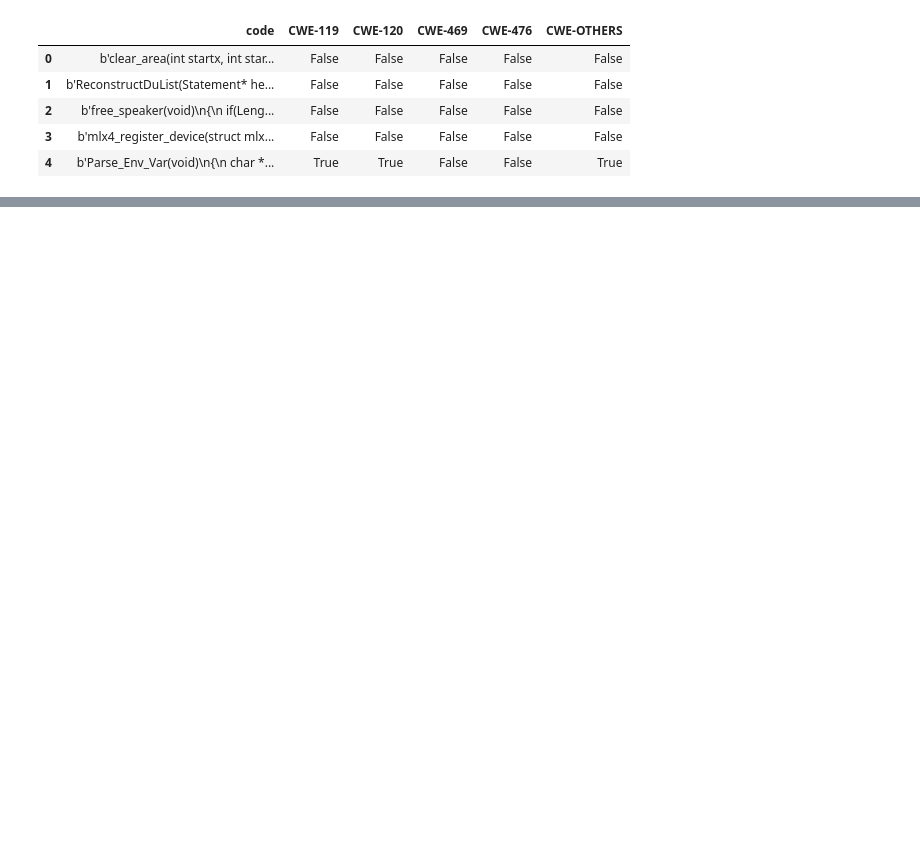
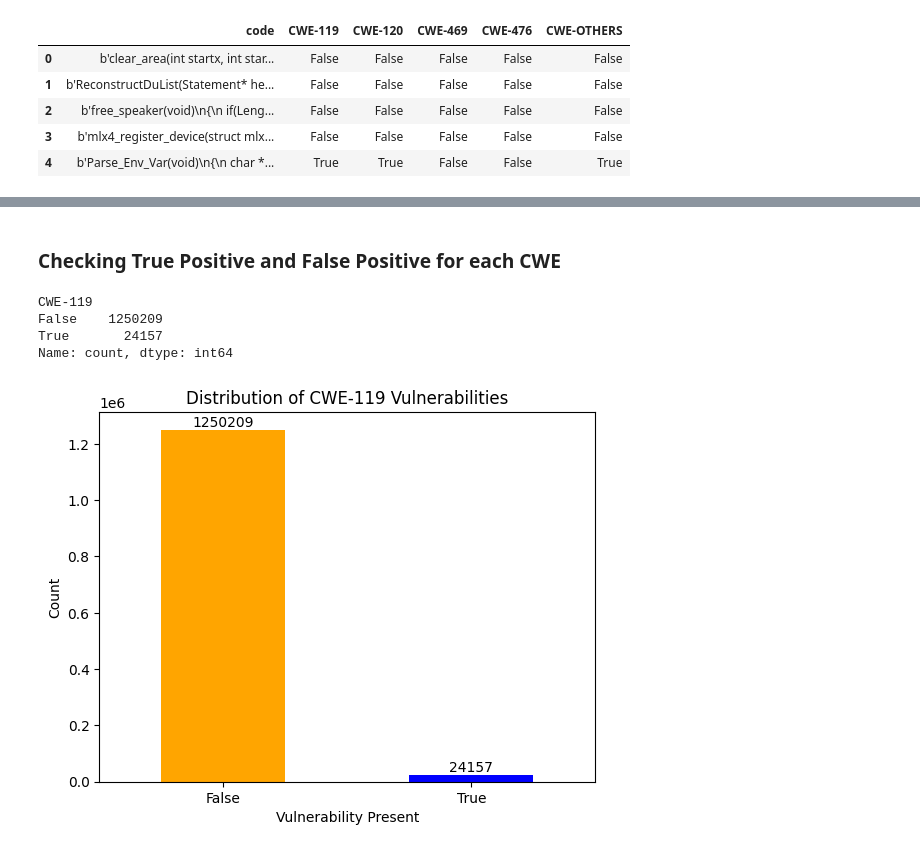
Before and after one commit to LunarArtemis/VulScanner, a Jupyter notebook: Data_Preprocess.ipynb, the cells around one changed output, grey strips where cells are left out. Cells and saved outputs as stored; diff of their text form; code cells hidden in the pictures; blank space fills up the shorter version.

```diff
--- a/Data_Preprocess.ipynb
+++ b/Data_Preprocess.ipynb
@@ -9,7 +10,7 @@ import sys
 # %%
-vdisc_train = h5py.File('Datasets/VDISC_train.hdf5')
-vdisc_test = h5py.File('Datasets/VDISC_test.hdf5')
-vdisc_valid = h5py.File('Datasets/VDISC_validate.hdf5')
+vdisc_train_raw = h5py.File('Datasets/VDISC_train.hdf5')
+vdisc_test_raw = h5py.File('Datasets/VDISC_test.hdf5')
+vdisc_valid_raw = h5py.File('Datasets/VDISC_validate.hdf5')
 # %%
 # Convert hdf5 to pandas dataframe
 def hdf5_to_df(hdf5_file):
@@ -27 +26,5 @@ test = hdf5_to_df(vdisc_train)
+# %%
+vdisc_train = hdf5_to_df(vdisc_train_raw)
+vdisc_test = hdf5_to_df(vdisc_test_raw)
+vdisc_valid = hdf5_to_df(vdisc_valid_raw)
 # %%
@@ -35,0 +55,4 @@ test.head()
+# %%
+# Combine the three datasets
+vdisc = pd.concat([vdisc_train, vdisc_test, vdisc_valid], ignore_index=True)
+vdisc.info()
@@ -35,0 +75,5 @@ test.head()
+# %%
+# CWE-119
+drop_cols = ['CWE-120', 'CWE-469', 'CWE-476', 'CWE-OTHERS']
+cwe_119_df = vdisc.drop(columns=drop_cols, axis=1)
+cwe_119_df.info()
@@ -35,0 +150,22 @@ test.head()
+# %% [markdown]
+### Checking True Positive and False Positive for each CWE
+# %%
+# Plot the distribution of CWE-119 vulnerabilities
+counts = cwe_119_df['CWE-119'].value_counts()
+ax = counts.plot(kind='bar', color=['orange', 'blue'])
+plt.xticks(rotation=0)
+plt.title('Distribution of CWE-119 Vulnerabilities')
+plt.xlabel('Vulnerability Present')
+plt.ylabel('Count')
+
+# Add count labels on top of each bar
+for i, v in enumerate(counts):
+    ax.text(i, v, str(v), ha='center', va='bottom')
+print(counts)
+plt.show()
+# %% [output]
+CWE-119
+False    1250209
+True       24157
+Name: count, dtype: int64
+[figure, added]
```
Also changed, not shown: parts of 28 cells of this notebook.
